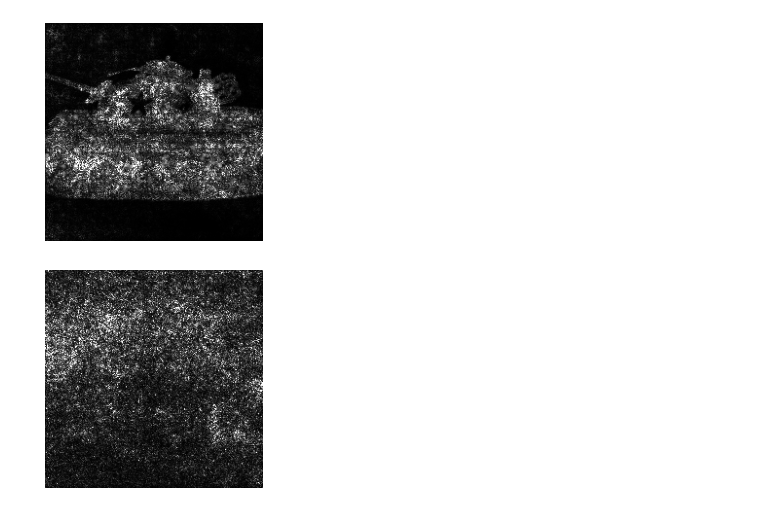
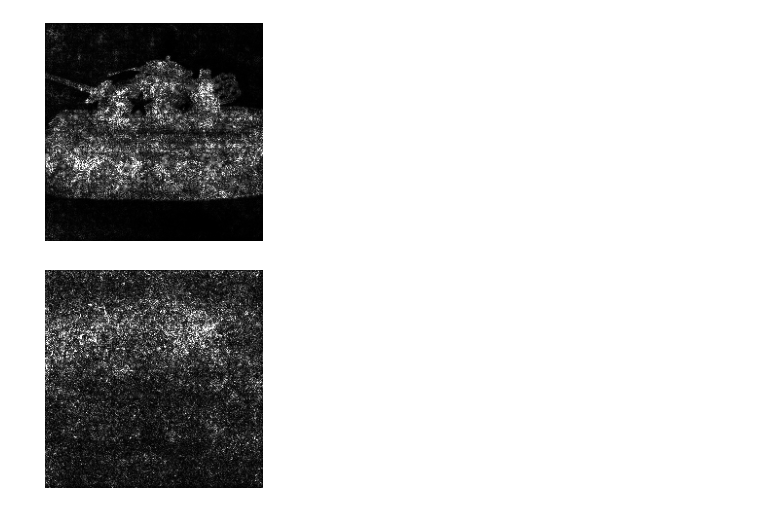
Before and after one commit to mitvis/saliency-cards, a Jupyter notebook: attribute_examples/hyperparameter_dependence.ipynb, the cells around one changed output. Cells and saved outputs as stored; diff of their text form; code cells hidden in the pictures.

Commit message:
Updated examples with saliency methods package.

```diff
--- a/attribute_examples/hyperparameter_dependence.ipynb
+++ b/attribute_examples/hyperparameter_dependence.ipynb
@@ -59,6 +59,6 @@ visualize_saliency(ig_saliency_white, scheme='grayscale', absolute_values=True);
 # %%
 random_baseline = imagenet_normalize()(torch.randn(image_batch.shape[1:])).unsqueeze(0)
 ig_saliency_random = ig.get_saliency(image_batch, baseline=random_baseline)
-visualize_saliency(ig_saliency_random, scheme='grayscale', absolute_values=True);
+visualize_saliency(ig_saliency_random, scheme='grayscale');
 # %% [output]
-[figure, old version]
+[figure, new version]
```
Also changed, not shown: parts of 3 cells of this notebook, 1 other file.
